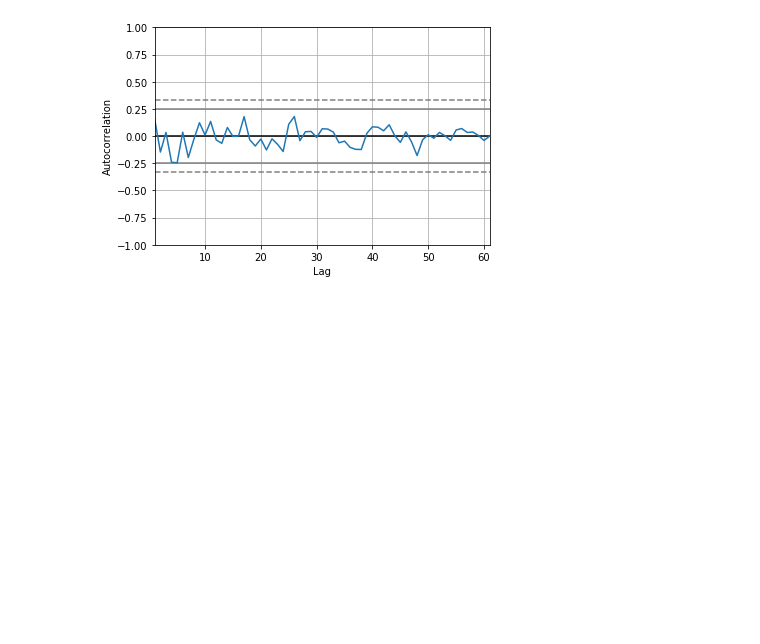
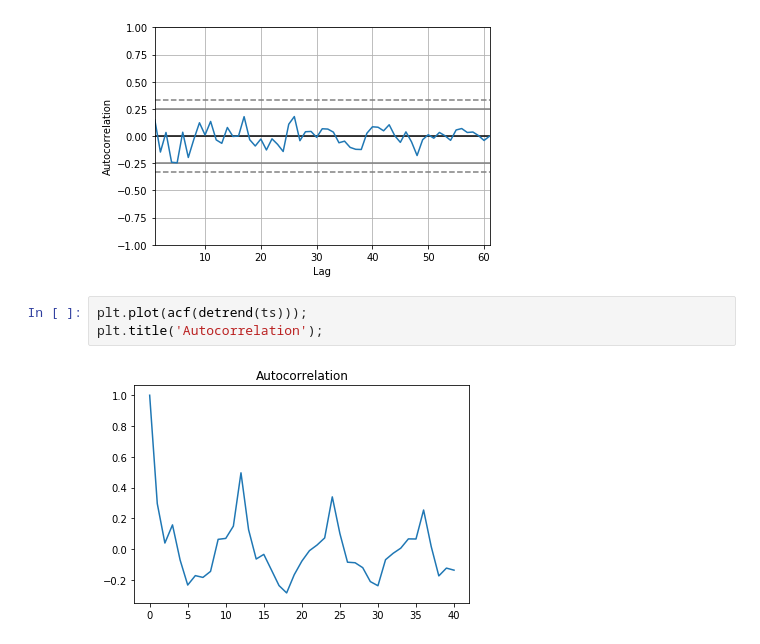
Before and after one commit to luphord/australian-housing-exercise, a Jupyter notebook: notebooks/3.0-Exploring-timeseries.ipynb, the cells around one changed output. Cells and saved outputs as stored; diff of their text form; blank space fills up the shorter version.

```diff
--- a/notebooks/3.0-Exploring-timeseries.ipynb
+++ b/notebooks/3.0-Exploring-timeseries.ipynb
@@ -58,3 +69,8 @@ autocorrelation_plot(detrend(ts));
 autocorrelation_plot(res.resid[~res.resid['Value'].isna()]);
 # %% [output]
 [figure]
+# %%
+plt.plot(acf(detrend(ts)));
+plt.title('Autocorrelation');
+# %% [output]
+[figure, added]
```
Also changed, not shown: parts of 11 cells of this notebook, 1 other file.
